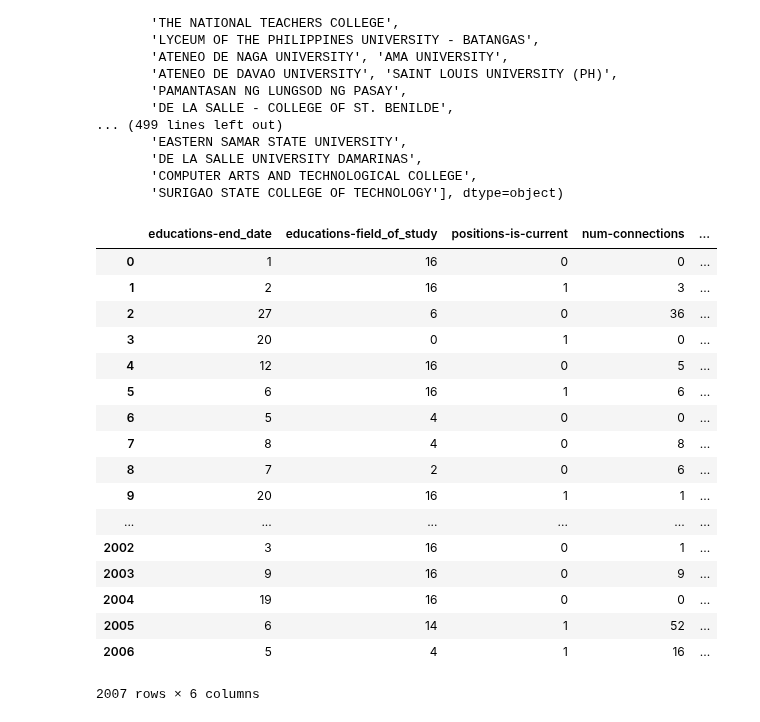
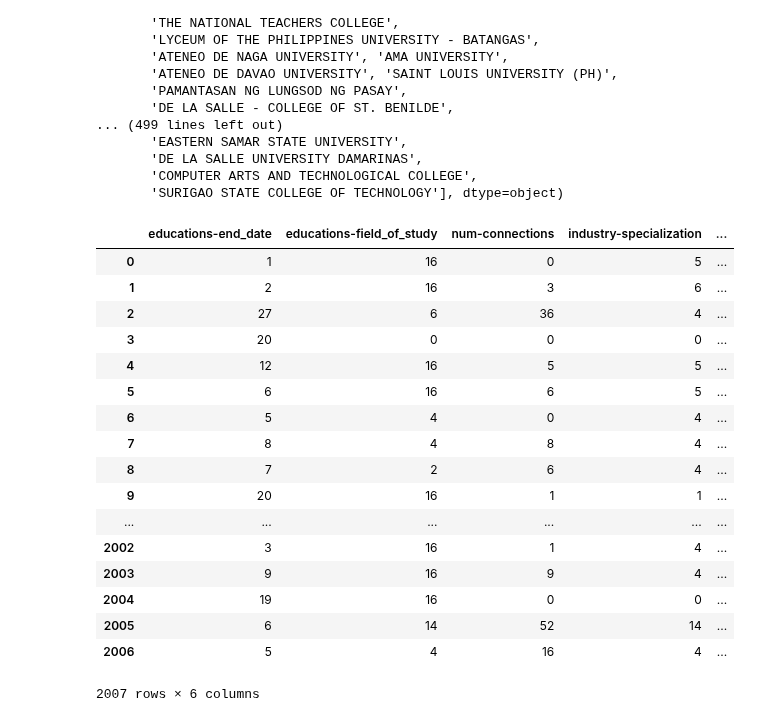
Before and after one commit to mychll31/career_path_jupyter_notebook, a Jupyter notebook: Career Path Prediction.ipynb, the cells around one changed output. Drawn from its saved outputs; the diff is of its cells as text; code cells hidden in the pictures.

```diff
--- a/Career Path Prediction.ipynb
+++ b/Career Path Prediction.ipynb
@@ -255,31 +255,35 @@ del philippine_data["educations-school-name"]
 philippine_data = philippine_data.reset_index()
 del philippine_data["index"]
 # %%
+#debugging
+philippine_data["positions_is_current"]= philippine_data["positions-is-current"]
+del philippine_data["positions-is-current"]
+
 new_date = []
 
 for i in range(0, philippine_data["educations-end_date"].shape[0]):
     loc = philippine_data["educations-end_date"][i].split('/')
     new_date.append(2014 - int(loc[2]))
 
 philippine_data["educations-end_date"] = new_date
 philippine_data.to_csv("philippine_file.csv", index=False, encoding='utf-8')
 philippine_data
 # %% [output]
-|  | educations-end_date | educations-field_of_study | positions-is-current | num-connections | ... |
-| 0 | 1 | 16 | 0 | 0 | ... |
-| 1 | 2 | 16 | 1 | 3 | ... |
-| 2 | 27 | 6 | 0 | 36 | ... |
-| 3 | 20 | 0 | 1 | 0 | ... |
-| 4 | 12 | 16 | 0 | 5 | ... |
-| 5 | 6 | 16 | 1 | 6 | ... |
-| 6 | 5 | 4 | 0 | 0 | ... |
-| 7 | 8 | 4 | 0 | 8 | ... |
-| 8 | 7 | 2 | 0 | 6 | ... |
+|  | educations-end_date | educations-field_of_study | num-connections | industry-specialization | ... |
+| 0 | 1 | 16 | 0 | 5 | ... |
+| 1 | 2 | 16 | 3 | 6 | ... |
+| 2 | 27 | 6 | 36 | 4 | ... |
+| 3 | 20 | 0 | 0 | 0 | ... |
+| 4 | 12 | 16 | 5 | 5 | ... |
+| 5 | 6 | 16 | 6 | 5 | ... |
+| 6 | 5 | 4 | 0 | 4 | ... |
+| 7 | 8 | 4 | 8 | 4 | ... |
+| 8 | 7 | 2 | 6 | 4 | ... |
 | 9 | 20 | 16 | 1 | 1 | ... |
 | ... | ... | ... | ... | ... | ... |
-| 2002 | 3 | 16 | 0 | 1 | ... |
-| 2003 | 9 | 16 | 0 | 9 | ... |
+| 2002 | 3 | 16 | 1 | 4 | ... |
+| 2003 | 9 | 16 | 9 | 4 | ... |
 | 2004 | 19 | 16 | 0 | 0 | ... |
-| 2005 | 6 | 14 | 1 | 52 | ... |
-| 2006 | 5 | 4 | 1 | 16 | ... |
+| 2005 | 6 | 14 | 52 | 14 | ... |
+| 2006 | 5 | 4 | 16 | 4 | ... |
 2007 rows × 6 columns
```
